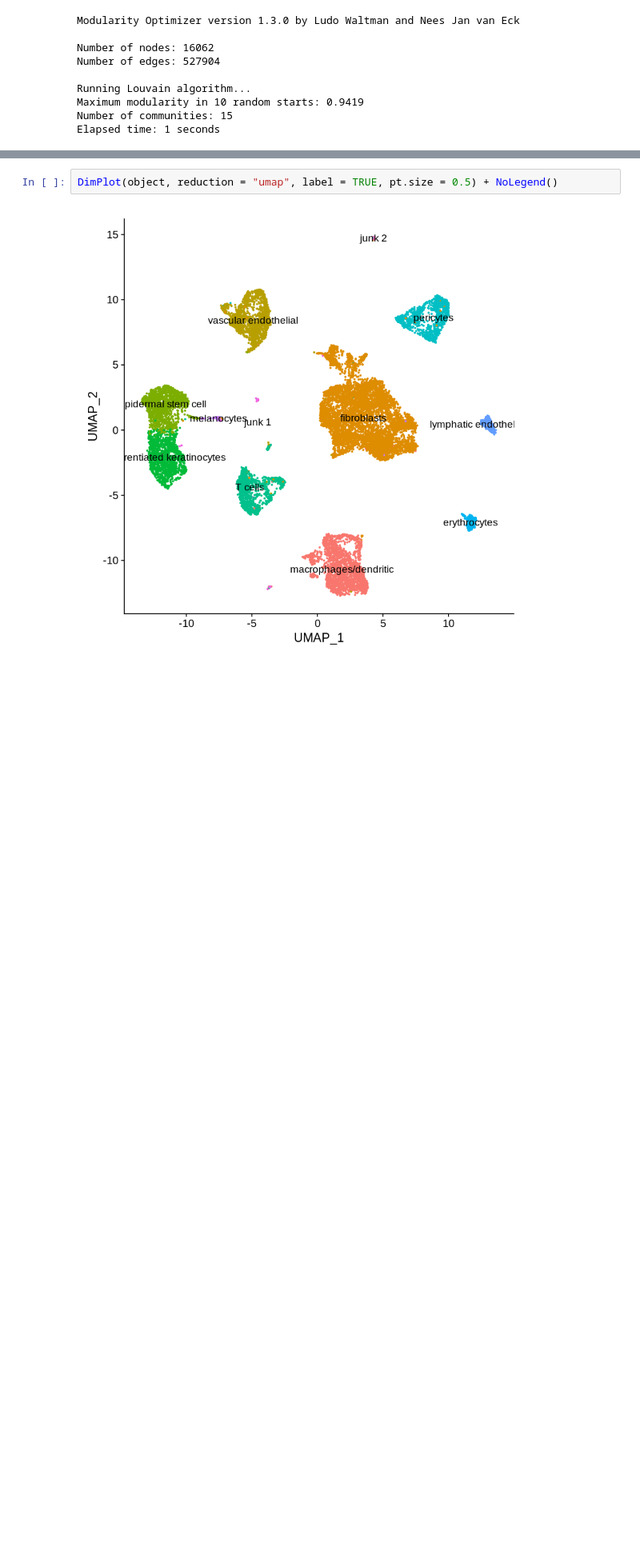
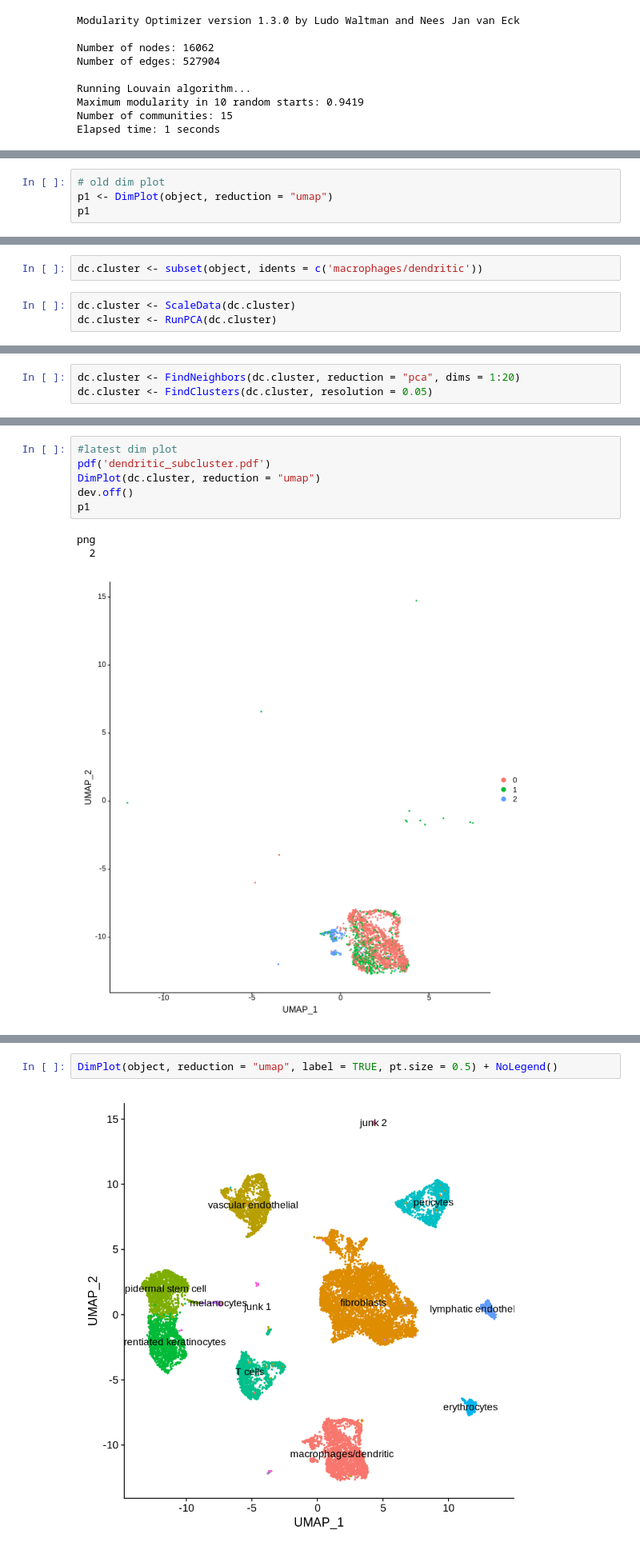
Before and after one commit to BiomedicalMachineLearning/SkinSpatial, a Jupyter notebook: label_transfer.ipynb, the cells around one changed output, grey strips where cells are left out. Shown at 80% size. Saved outputs shown, nothing was run; the diff lists cells and outputs as text; blank space fills up the shorter version.

```diff
--- a/label_transfer.ipynb
+++ b/label_transfer.ipynb
@@ -107,3 +102,7 @@ p1 <- DimPlot(object, reduction = "umap")
 p1
 # %% [output]
 [figure]
+# %%
+# old dim plot
+p1 <- DimPlot(object, reduction = "umap")
+p1
@@ -123,0 +289,5 @@ This warning is displayed once per session.”
+# %%
+dc.cluster <- subset(object, idents = c('macrophages/dendritic'))
+# %%
+dc.cluster <- ScaleData(dc.cluster)
+dc.cluster <- RunPCA(dc.cluster)
@@ -123,0 +312,3 @@ This warning is displayed once per session.”
+# %%
+dc.cluster <- FindNeighbors(dc.cluster, reduction = "pca", dims = 1:20)
+dc.cluster <- FindClusters(dc.cluster, resolution = 0.05)
@@ -123,0 +328,10 @@ This warning is displayed once per session.”
+# %%
+#latest dim plot
+pdf('dendritic_subcluster.pdf')
+DimPlot(dc.cluster, reduction = "umap")
+dev.off()
+p1
+# %% [output]
+png
+  2
+[figure, added]
```
Also changed, not shown: parts of 37 cells of this notebook.
